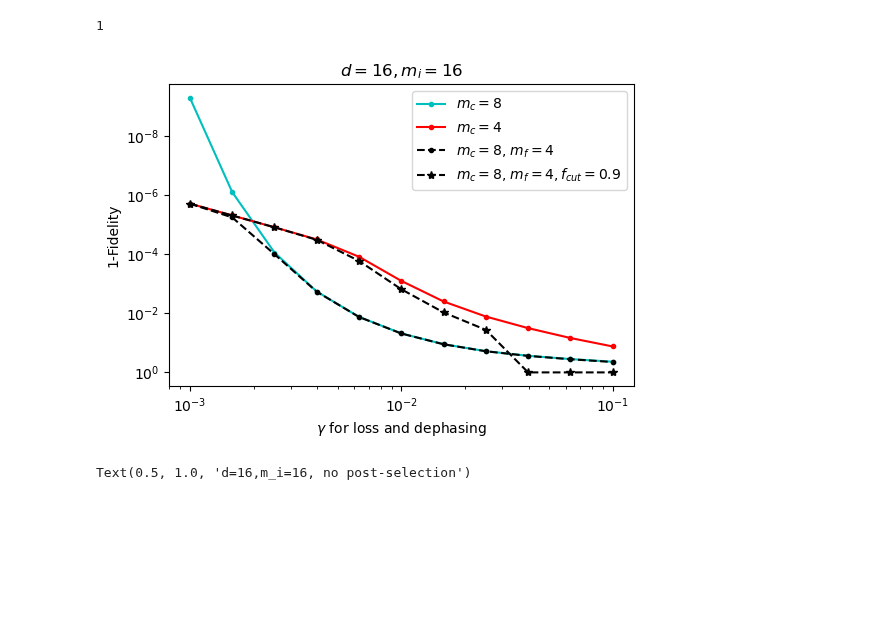
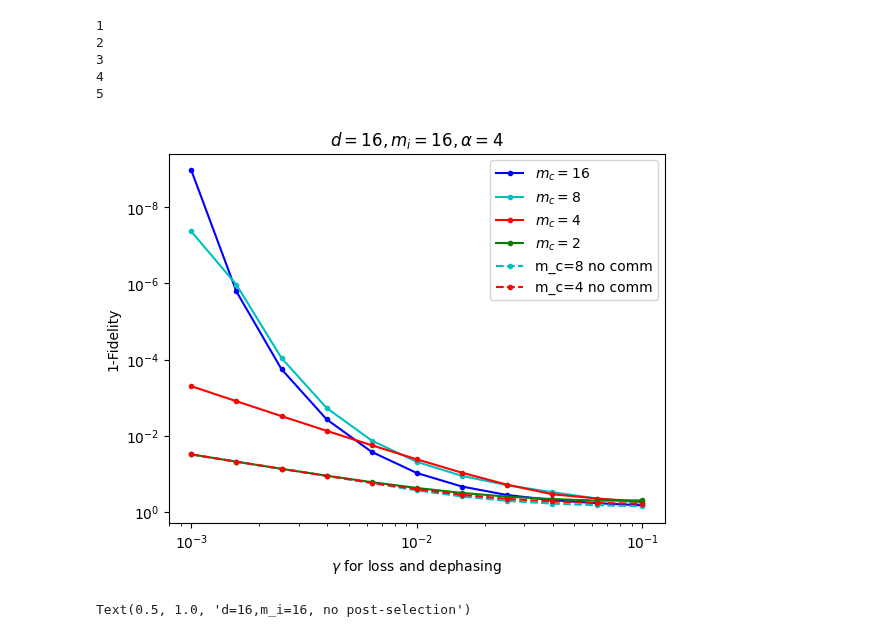
Before and after one commit to RosenblumLab/BosonicEntanglementDistillation, a Jupyter notebook: playground2.ipynb, the cells around one changed output. Saved outputs shown, nothing was run; the diff lists cells and outputs as text; code cells hidden in the pictures; blank space fills up the shorter version.

```diff
--- a/playground2.ipynb
+++ b/playground2.ipynb
@@ -30,11 +27,13 @@ m_c = 16
 fidelity_cut = 0
 gamma_list = np.logspace(-3,-1,11)
 gamma_ratio = 1
+alpha=4
 
+process_count = 20  # mp.cpu_count()-9
 
-simulation16 = DiscreteSimulation(d, m_i,m_c )
+simulation16 = DiscreteSimulation(d, m_i,m_c, alpha=alpha )
 
-with mp.Pool(mp.cpu_count()-1) as pool:
+with mp.Pool(process_count) as pool:
     fid_prob_list = pool.starmap(simulation16.average_fidelity, zip(list(gamma_list),list(gamma_ratio*gamma_list), [fidelity_cut] * len(gamma_list)))
 fid_list1616 = [tup[0] for tup in fid_prob_list]
 prob_list1616 = [tup[1] for tup in fid_prob_list]
@@ -43,9 +42,9 @@ print(1)
 
 m_i = 16
 m_c = 8
-simulation8 = DiscreteSimulation(d, m_i,m_c)
+simulation8 = DiscreteSimulation(d, m_i,m_c, alpha=alpha)
 
-with mp.Pool(mp.cpu_count()-1) as pool:
+with mp.Pool(process_count) as pool:
     fid_prob_list = pool.starmap(simulation8.average_fidelity, zip(list(gamma_list),list(gamma_ratio*gamma_list), [fidelity_cut] * len(gamma_list)))
 fid_list_168 = [tup[0] for tup in fid_prob_list]
 prob_list_168 = [tup[1] for tup in fid_prob_list]
@@ -54,9 +53,9 @@ print(2)
 
 m_i = 16
 m_c = 4
-simulation4 = DiscreteSimulation(d, m_i,m_c)
+simulation4 = DiscreteSimulation(d, m_i,m_c, alpha=alpha)
 
-with mp.Pool(mp.cpu_count()-1) as pool:
+with mp.Pool(process_count) as pool:
     fid_prob_list = pool.starmap(simulation4.average_fidelity, zip(list(gamma_list),list(gamma_ratio*gamma_list), [fidelity_cut] * len(gamma_list)))
 fid_list_164 = [tup[0] for tup in fid_prob_list]
 prob_list_164 = [tup[1] for tup in fid_prob_list]
@@ -65,9 +64,9 @@ print(3)
 
 m_i = 16
 m_c = 2
-simulation2 = DiscreteSimulation(d, m_i,m_c)
+simulation2 = DiscreteSimulation(d, m_i,m_c, alpha=alpha)
 
-with mp.Pool(mp.cpu_count()-1) as pool:
+with mp.Pool(process_count) as pool:
     fid_prob_list = pool.starmap(simulation2.average_fidelity, zip(list(gamma_list),list(gamma_ratio*gamma_list), [fidelity_cut] * len(gamma_list)))
 fid_list_162 = [tup[0] for tup in fid_prob_list]
 prob_list_162 = [tup[1] for tup in fid_prob_list]
@@ -77,9 +76,9 @@ print(4)
 
 m_i = 16
 m_c = 8
-simulation8 = DiscreteSimulation(d, m_i,m_c)
+simulation8 = DiscreteSimulation(d, m_i,m_c, alpha=alpha)
 
-with mp.Pool(mp.cpu_count()-1) as pool:
+with mp.Pool(process_count) as pool:
     fid_prob_list = pool.starmap(simulation8.average_fidelity_no_communication, zip(list(gamma_list),list(gamma_ratio*gamma_list)))
 fid_list_168_NC = [tup[0] for tup in fid_prob_list]
 prob_list_168_NC = [tup[1] for tup in fid_prob_list]
@@ -88,14 +87,18 @@ print(5)
 
 m_i = 16
 m_c = 4
-simulation4 = DiscreteSimulation(d, m_i,m_c)
+simulation4 = DiscreteSimulation(d, m_i,m_c, alpha=alpha)
 
-with mp.Pool(mp.cpu_count()-1) as pool:
+with mp.Pool(process_count) as pool:
     fid_prob_list = pool.starmap(simulation4.average_fidelity_no_communication, zip(list(gamma_list),list(gamma_ratio*gamma_list)))
 fid_list_164_NC = [tup[0] for tup in fid_prob_list]
 prob_list_164_NC = [tup[1] for tup in fid_prob_list]
 # %% [output]
 1
+2
+3
+4
+5
 # %%
 m_i = 16
 m_c = 8
@@ -148,28 +151,28 @@ with mp.Pool(mp.cpu_count()-1) as pool:
 # %%
 plt.figure(dpi=100)
 
-# plt.loglog(gamma_list,1-np.array(fid_list1616), 'b.-', label="m_c=16")
+plt.loglog(gamma_list,1-np.array(fid_list1616), 'b.-', label="$m_c=16$")
 plt.loglog(gamma_list,1-np.array(fid_list_168), 'c.-', label="$m_c=8$")
 plt.loglog(gamma_list,1-np.array(fid_list_164), 'r.-', label="$m_c=4$")
-# plt.loglog(gamma_list,1-np.array(fid_list_162), 'g.-', label="m_c=2")
-# plt.loglog(gamma_list,1-np.array(fid_list_168_NC), 'c.--', label="m_c=8 no comm")
-# plt.loglog(gamma_list,1-np.array(fid_list_164_NC), 'r.--', label="m_c=4 no comm")
+plt.loglog(gamma_list,1-np.array(fid_list_162), 'g.-', label="$m_c=2$")
+plt.loglog(gamma_list,1-np.array(fid_list_168_NC), 'c.--', label="m_c=8 no comm")
+plt.loglog(gamma_list,1-np.array(fid_list_164_NC), 'r.--', label="m_c=4 no comm")
 # plt.loglog(gamma_list,1-np.array(fid_triv_list8), 'c.-', label="m_c=2 triv")
 # plt.loglog(gamma_list,1-np.array(fid_list_162_NC), 'k.--', label="m_c=2 no comm")
-plt.loglog(gamma_list,1-np.array(fid_list_1684), 'k.--', label="$m_c=8$, $m_f=4$")
-plt.loglog(gamma_list,1-np.array(fid_list_1684_cut), 'k*--', label="$m_c=8$, $m_f=4, f_{cut}=0.9$")
+# plt.loglog(gamma_list,1-np.array(fid_list_1684), 'k.--', label="$m_c=8$, $m_f=4$")
+# plt.loglog(gamma_list,1-np.array(fid_list_1684_cut), 'k*--', label="$m_c=8$, $m_f=4, f_{cut}=0.9$")
 # plt.loglog(gamma_list,1-np.array(fid_list_filtered), 'r.-')
 # plt.loglog(gamma_list,np.array(fail_prob_list), 'g.--')
 
 # plt.title("Infidelity with trivial protocol and with our protocol. d = 16, m_i = 4, m_c=4")
-plt.xlabel(f"$\gamma$ for loss and dephasing")  # decay and 1/{gamma_ratio}
+plt.xlabel(f"$\\gamma$ for loss and dephasing")  # decay and 1/{gamma_ratio}
 plt.ylabel("1-Fidelity")
-# plt.ylim([1,1e-5])
+plt.ylim([1,1e-5])
 plt.legend()
-plt.title(f"${d=},{m_i=}$")
-plt.gca().invert_yaxis()
+plt.title(f"${d=},{m_i=}, \\alpha={alpha} $")
+# plt.gca().invert_yaxis()
 # %% [output]
-[figure, old version]
+[figure, new version]
 # %%
 plt.figure(dpi=100)
 
```
Also changed, not shown: parts of 12 cells of this notebook, 5 other files.
